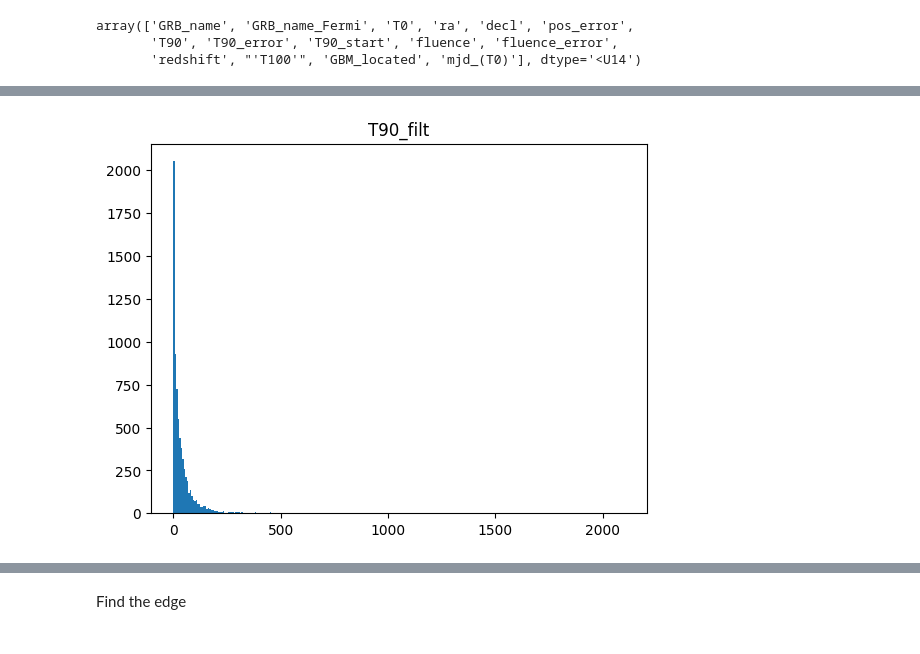
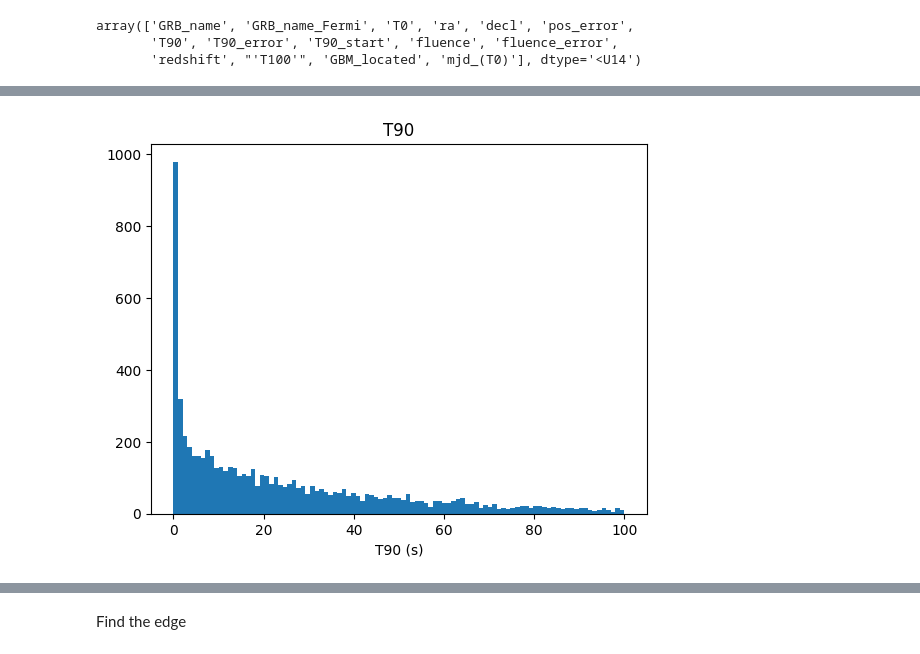
Before and after one commit to GiuliaConti/astrostatistics_bicocca_2024, a Jupyter notebook: working/E13_L14.ipynb, the cells around one changed output, grey strips where cells are left out. Drawn from its saved outputs; the diff is of its cells as text; code cells hidden in the pictures.

```diff
--- a/working/E13_L14.ipynb
+++ b/working/E13_L14.ipynb
@@ -42,7 +63,9 @@ fluence_filt = fluence[mask]
 # %%
-nbins = 300
-plt.hist(T90_filt, bins=nbins, color=None, label=None)
-plt.title('T90_filt')
+nbins = 100
+bins= np.linspace(0,100,nbins)
+plt.hist(T90, bins=bins)
+plt.title('T90')
+plt.xlabel('T90 (s)')
 plt.show()
 # %% [output]
-[figure, old version]
+[figure, new version]
```
Also changed, not shown: parts of 80 cells of this notebook, 1 other file.
